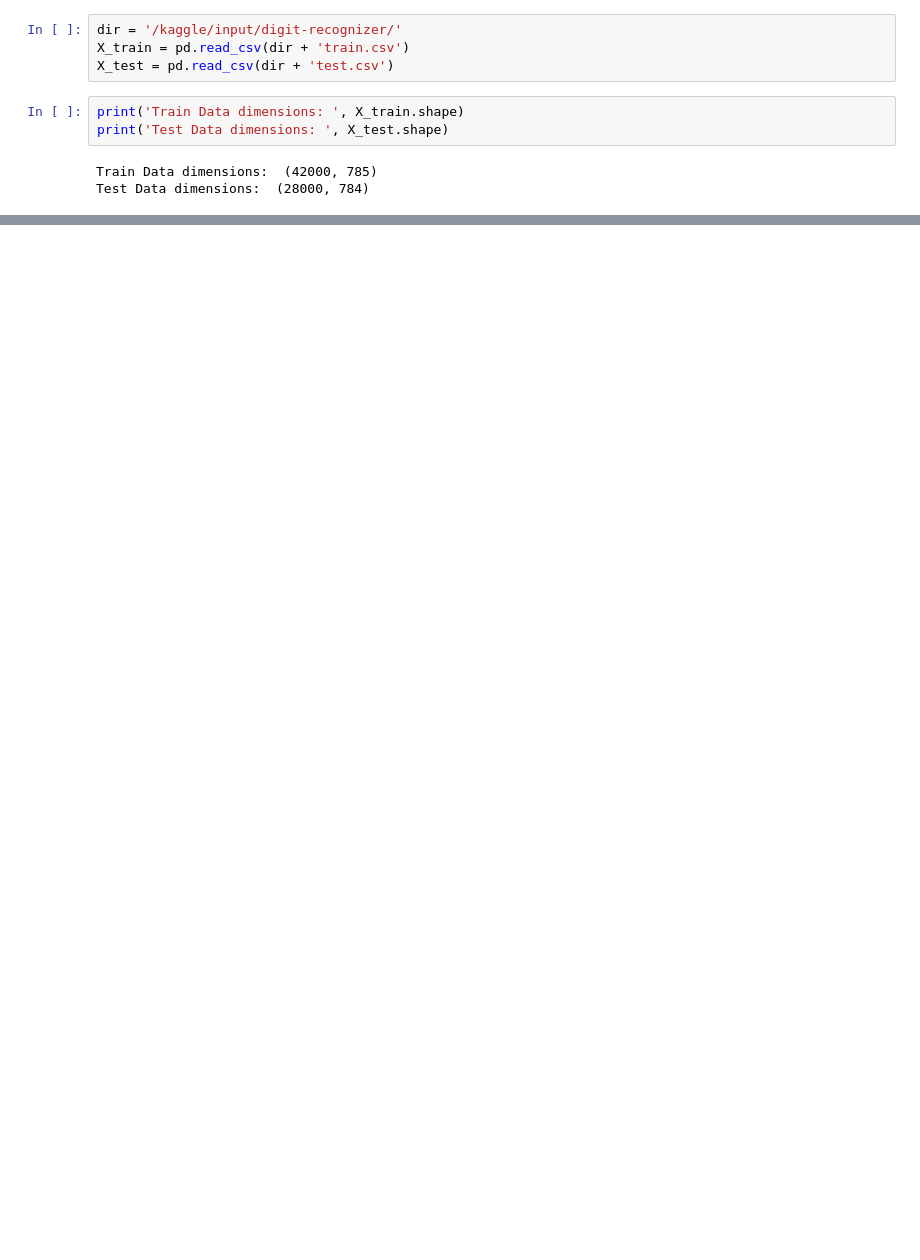
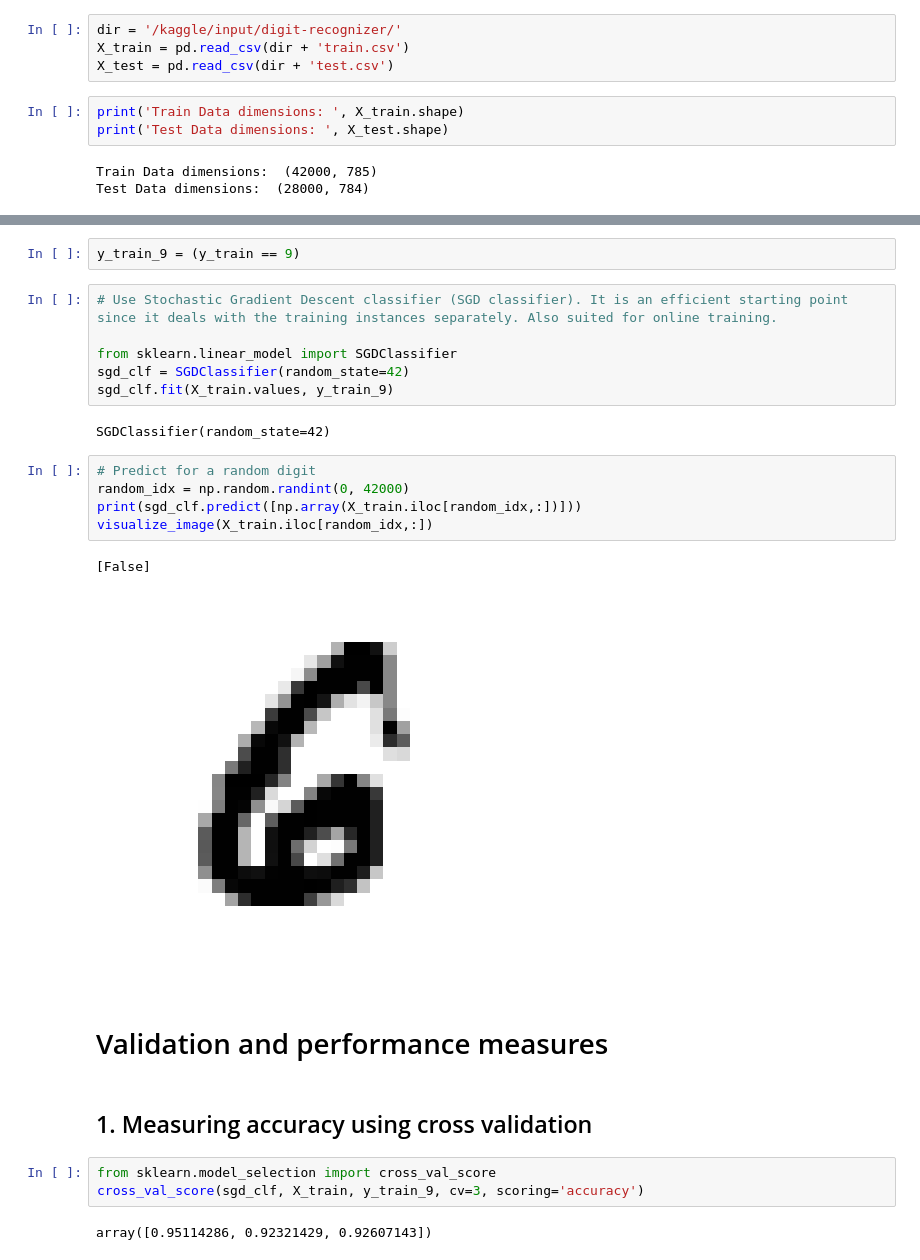
Before and after one commit to daredevil0905/kaggle, a Jupyter notebook: mnist-sklearn.ipynb, the cells around one changed output, grey strips where cells are left out. Drawn from its saved outputs; the diff is of its cells as text; blank space fills up the shorter version.

Commit message:
Kaggle Notebook | MNIST_Sklearn | Version 2

```diff
--- a/mnist-sklearn.ipynb
+++ b/mnist-sklearn.ipynb
@@ -63,0 +67,27 @@ visualize_multiple_images(shuffled_indices[:100])
+# %%
+y_train_9 = (y_train == 9)
+# %%
+# Use Stochastic Gradient Descent classifier (SGD classifier). It is an efficient starting point since it deals with the training instances separately. Also suited for online training.
+
+from sklearn.linear_model import SGDClassifier
+sgd_clf = SGDClassifier(random_state=42)
+sgd_clf.fit(X_train.values, y_train_9)
+# %% [output]
+SGDClassifier(random_state=42)
+# %%
+# Predict for a random digit
+random_idx = np.random.randint(0, 42000)
+print(sgd_clf.predict([np.array(X_train.iloc[random_idx,:])]))
+visualize_image(X_train.iloc[random_idx,:])
+# %% [output]
+[False]
+[figure, added]
+# %% [markdown]
+# Validation and performance measures
+# %% [markdown]
+## 1. Measuring accuracy using cross validation
+# %%
+from sklearn.model_selection import cross_val_score
+cross_val_score(sgd_clf, X_train, y_train_9, cv=3, scoring='accuracy')
+# %% [output]
+array([0.95114286, 0.92321429, 0.92607143])
```
Also changed, not shown: parts of 16 cells of this notebook.
